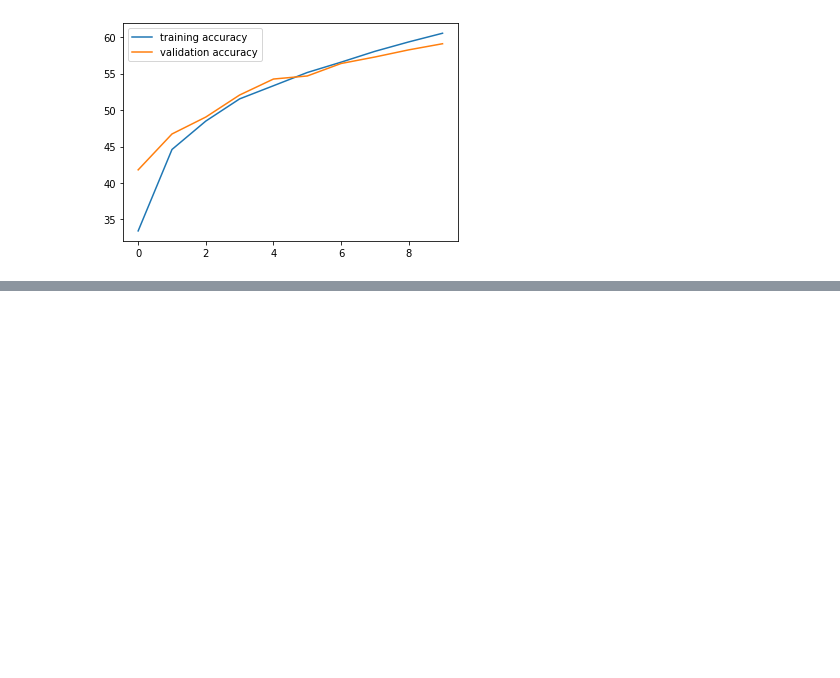
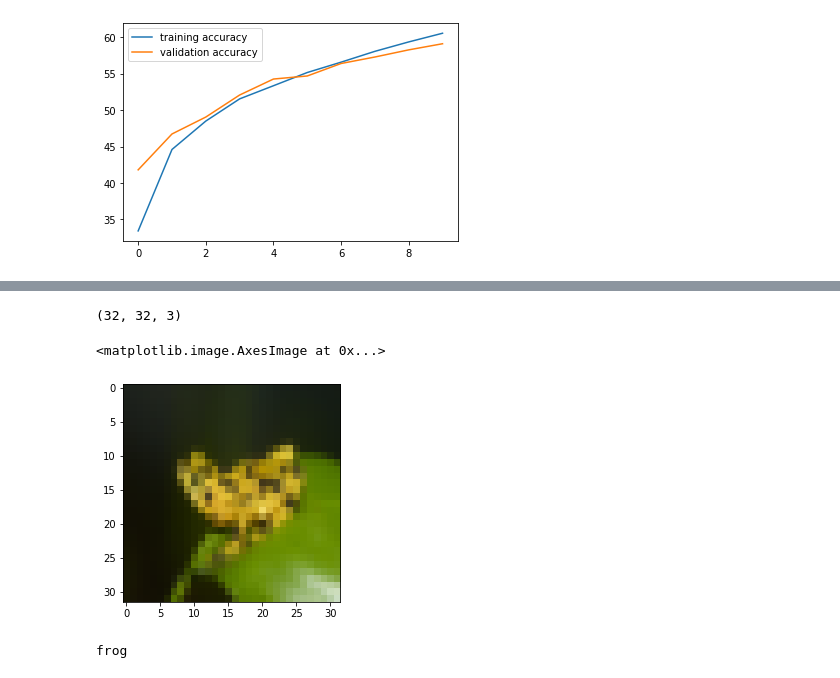
Before and after one commit to SokichiFujita/PyTorch-for-Deep-Learning-and-Computer-Vision, a Jupyter notebook: Chapter9_CIFAR_10_Classification_Before_Hyperparameter_Tuning.ipynb, the cells around one changed output, grey strips where cells are left out. Cells and saved outputs as stored; diff of their text form; code cells hidden in the pictures; blank space fills up the shorter version.

```diff
--- a/Chapter9_CIFAR_10_Classification_Before_Hyperparameter_Tuning.ipynb
+++ b/Chapter9_CIFAR_10_Classification_Before_Hyperparameter_Tuning.ipynb
@@ -188,0 +204,14 @@ plt.legend()
+# %%
+img = transform(img)
+plt.imshow(image_convert(img))
+# %% [output]
+(32, 32, 3)
+<matplotlib.image.AxesImage at 0x...>
+[figure, added]
+# %%
+image = img.to(device).unsqueeze(0)
+output = model(image)
+_, pred = torch.max(output, 1)
+print(classes[pred.item()])
+# %% [output]
+frog
```
Also changed, not shown: parts of 4 cells of this notebook.
